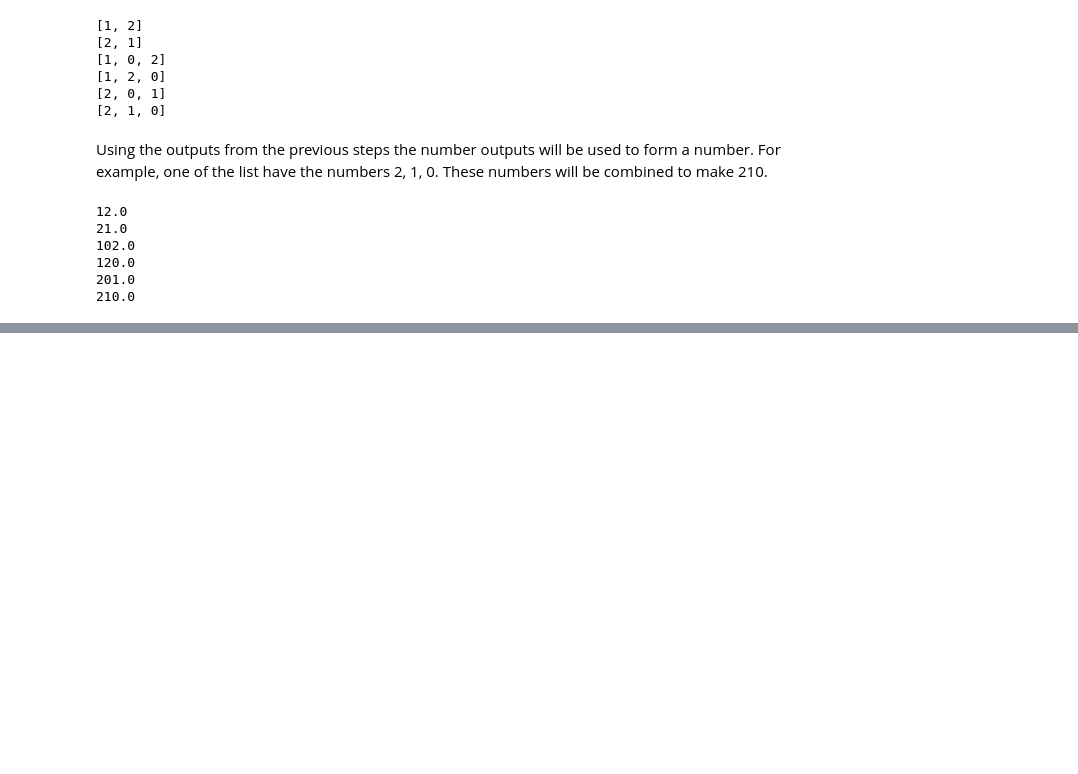
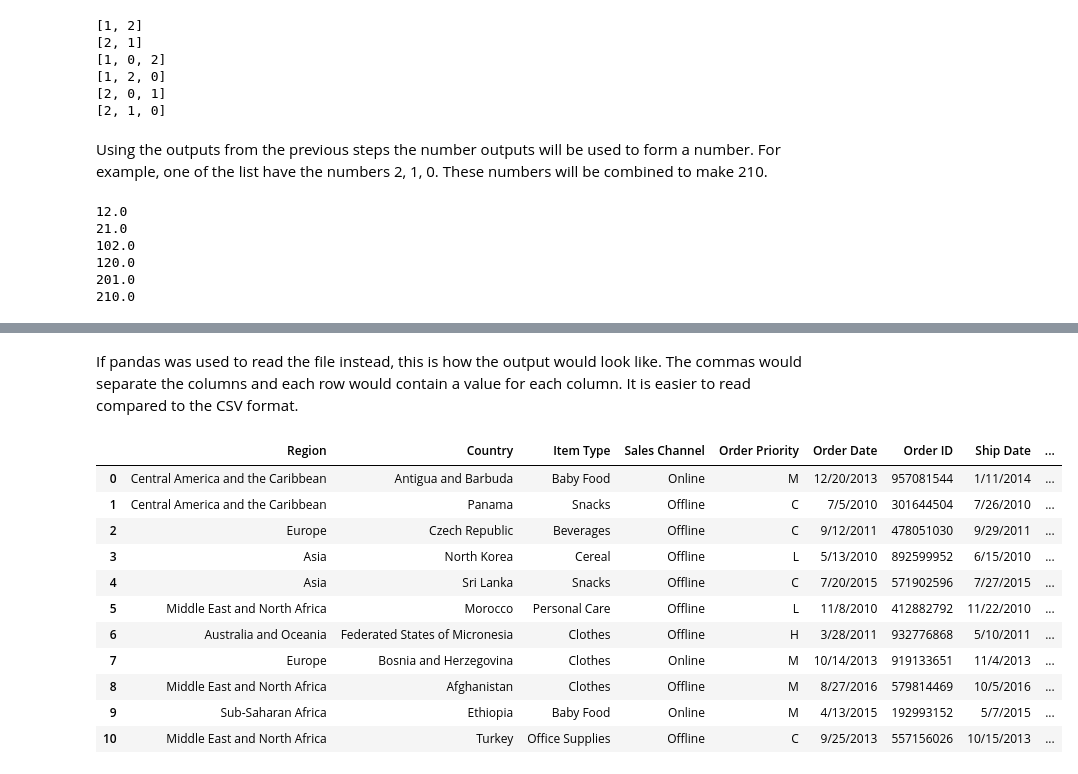
Before and after one commit to ro-rro/Data-Preparation, a Jupyter notebook: Week_1_2_Navarro.ipynb, the cells around one changed output, grey strips where cells are left out. Saved outputs shown, nothing was run; the diff lists cells and outputs as text; code cells hidden in the pictures; blank space fills up the shorter version.

```diff
--- a/Week_1_2_Navarro.ipynb
+++ b/Week_1_2_Navarro.ipynb
@@ -422,0 +449,18 @@ with open
+# %% [markdown]
+If pandas was used to read the file instead, this is how the output would look like. The commas would separate the columns and each row would contain a value for each column. It is easier to read compared to the CSV format.
+# %%
+sales = pd.read_csv("/Users/rosienavarro/Data_Science/sales_record.csv")
+sales.head(11)
+# %% [output]
+|  | Region | Country | Item Type | Sales Channel | Order Priority | Order Date | Order ID | Ship Date | ... |
+| 0 | Central America and the Caribbean | Antigua and Barbuda | Baby Food | Online | M | 12/20/2013 | 957081544 | 1/11/2014 | ... |
+| 1 | Central America and the Caribbean | Panama | Snacks | Offline | C | 7/5/2010 | 301644504 | 7/26/2010 | ... |
+| 2 | Europe | Czech Republic | Beverages | Offline | C | 9/12/2011 | 478051030 | 9/29/2011 | ... |
+| 3 | Asia | North Korea | Cereal | Offline | L | 5/13/2010 | 892599952 | 6/15/2010 | ... |
+| 4 | Asia | Sri Lanka | Snacks | Offline | C | 7/20/2015 | 571902596 | 7/27/2015 | ... |
+| 5 | Middle East and North Africa | Morocco | Personal Care | Offline | L | 11/8/2010 | 412882792 | 11/22/2010 | ... |
+| 6 | Australia and Oceania | Federated States of Micronesia | Clothes | Offline | H | 3/28/2011 | 932776868 | 5/10/2011 | ... |
+| 7 | Europe | Bosnia and Herzegovina | Clothes | Online | M | 10/14/2013 | 919133651 | 11/4/2013 | ... |
+| 8 | Middle East and North Africa | Afghanistan | Clothes | Offline | M | 8/27/2016 | 579814469 | 10/5/2016 | ... |
+| 9 | Sub-Saharan Africa | Ethiopia | Baby Food | Online | M | 4/13/2015 | 192993152 | 5/7/2015 | ... |
+| 10 | Middle East and North Africa | Turkey | Office Supplies | Offline | C | 9/25/2013 | 557156026 | 10/15/2013 | ... |
```
Also changed, not shown: parts of 3 cells of this notebook.
